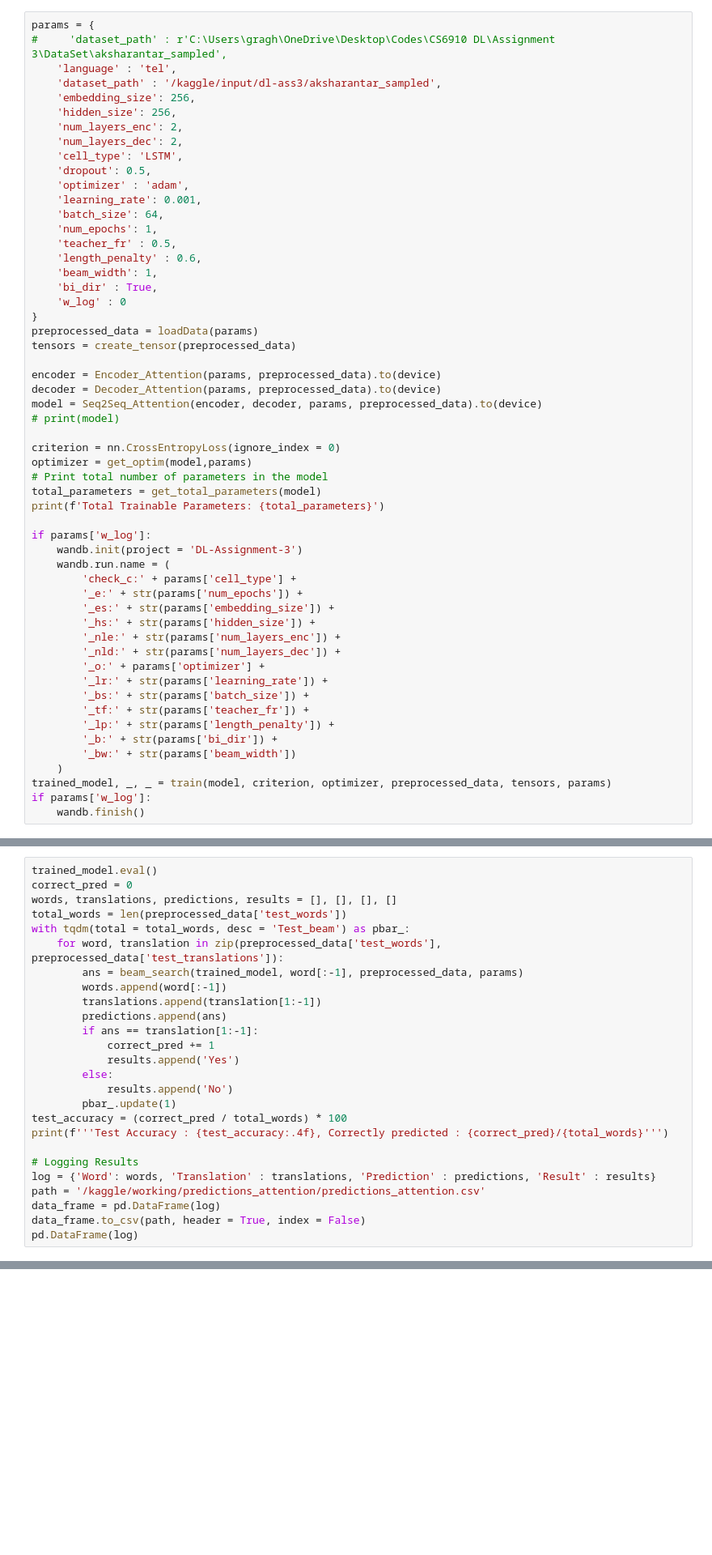
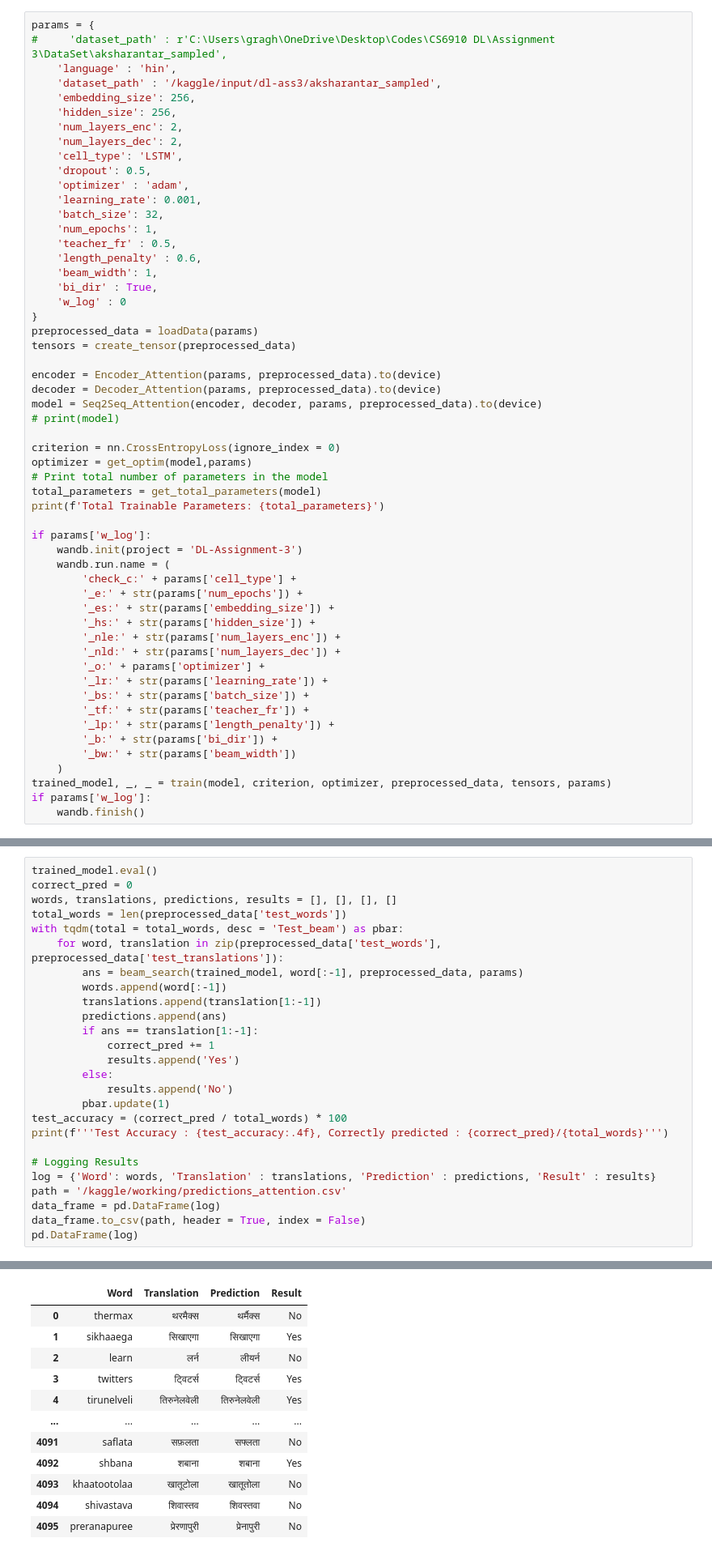
Before and after one commit to raghav-7288/Transliteration-System, a Jupyter notebook: Q5.ipynb, the cells around one changed output, grey strips where cells are left out. Shown at 81% size. Drawn from its saved outputs; the diff is of its cells as text; blank space fills up the shorter version.

```diff
--- a/Q5.ipynb
+++ b/Q5.ipynb
@@ -468,7 +474,7 @@ def train(model, criterion, optimizer, preprocessed_data, tensors, params):
 # %%
 params = {
 #     'dataset_path' : r'C:\Users\gragh\OneDrive\Desktop\Codes\CS6910 DL\Assignment 3\DataSet\aksharantar_sampled',
-    'language' : 'tel',
+    'language' : 'hin',
     'dataset_path' : '/kaggle/input/dl-ass3/aksharantar_sampled',
     'embedding_size': 256,
     'hidden_size': 256,
@@ -478,7 +484,7 @@ params = {
     'dropout': 0.5,
     'optimizer' : 'adam',
     'learning_rate': 0.001,
-    'batch_size': 64,
+    'batch_size': 32,
     'num_epochs': 1,
     'teacher_fr' : 0.5,
     'length_penalty' : 0.6,
@@ -577,7 +607,7 @@ trained_model.eval()
 correct_pred = 0
 words, translations, predictions, results = [], [], [], []
 total_words = len(preprocessed_data['test_words'])
-with tqdm(total = total_words, desc = 'Test_beam') as pbar_:
+with tqdm(total = total_words, desc = 'Test_beam') as pbar:
     for word, translation in zip(preprocessed_data['test_words'], preprocessed_data['test_translations']):
         ans = beam_search(trained_model, word[:-1], preprocessed_data, params)
         words.append(word[:-1])
@@ -588,13 +618,14 @@ with tqdm(total = total_words, desc = 'Test_beam') as pbar_:
             results.append('Yes')
         else:
             results.append('No')
-        pbar_.update(1)
+        pbar.update(1)
 test_accuracy = (correct_pred / total_words) * 100
 print(f'''Test Accuracy : {test_accuracy:.4f}, Correctly predicted : {correct_pred}/{total_words}''')
 
 # Logging Results
 log = {'Word': words, 'Translation' : translations, 'Prediction' : predictions, 'Result' : results}
-path = '/kaggle/working/predictions_attention/predictions_attention.csv'
+path = '/kaggle/working/predictions_attention.csv'
 data_frame = pd.DataFrame(log)
 data_frame.to_csv(path, header = True, index = False)
 pd.DataFrame(log)
+# %% [output]
@@ -600,0 +633,12 @@ pd.DataFrame(log)
+|  | Word | Translation | Prediction | Result |
+| 0 | thermax | थरमैक्स | थर्मैक्स | No |
+| 1 | sikhaaega | सिखाएगा | सिखाएगा | Yes |
+| 2 | learn | लर्न | लीयर्न | No |
+| 3 | twitters | ट्विटर्स | ट्विटर्स | Yes |
+| 4 | tirunelveli | तिरुनेलवेली | तिरुनेलवेली | Yes |
+| ... | ... | ... | ... | ... |
+| 4091 | saflata | सफ़लता | सफ्लता | No |
+| 4092 | shbana | शबाना | शबाना | Yes |
+| 4093 | khaatootolaa | खातूटोला | खातूतोला | No |
+| 4094 | shivastava | शिवास्तव | शिवस्तवा | No |
+| 4095 | preranapuree | प्रेरणापुरी | प्रेनापुरी | No |
```
Also changed, not shown: parts of 8 cells of this notebook, 2 other files.
